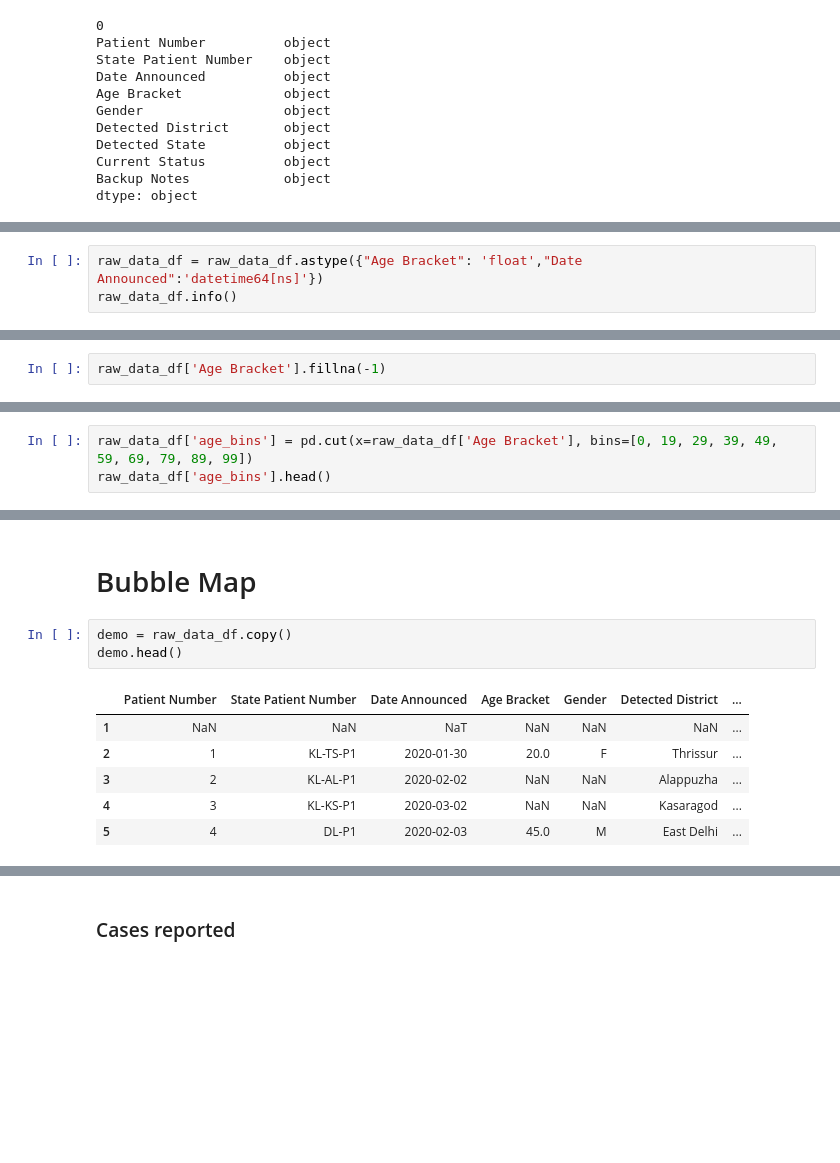
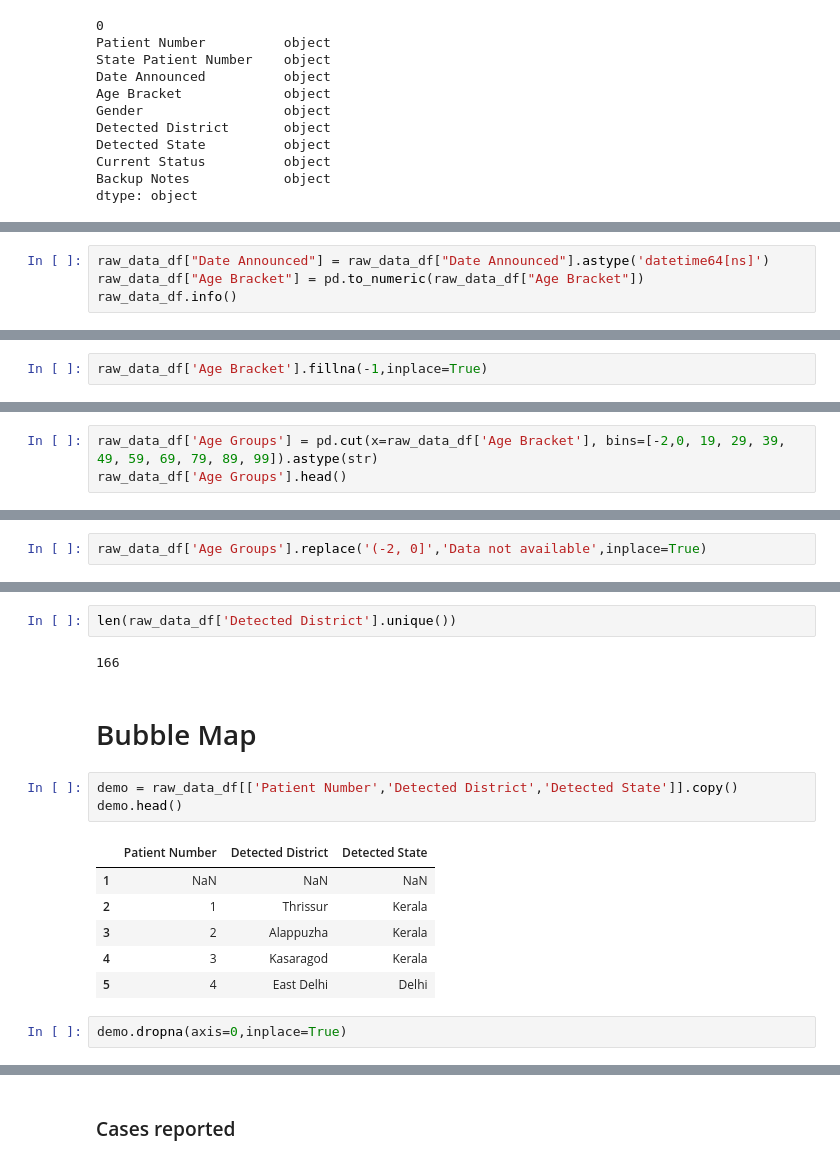
Before and after one commit to vidvatabuch/COVID-19-India, a Jupyter notebook: COVID-19 India.ipynb, the cells around one changed output, grey strips where cells are left out. Saved outputs shown, nothing was run; the diff lists cells and outputs as text; blank space fills up the shorter version.

```diff
--- a/COVID-19 India.ipynb
+++ b/COVID-19 India.ipynb
@@ -180,5 +233,6 @@ dtype: object
 # %%
-raw_data_df = raw_data_df.astype({"Age Bracket": 'float',"Date Announced":'datetime64[ns]'})
+raw_data_df["Date Announced"] = raw_data_df["Date Announced"].astype('datetime64[ns]')
+raw_data_df["Age Bracket"] = pd.to_numeric(raw_data_df["Age Bracket"])
 raw_data_df.info()
 # %% [output]
 <class 'pandas.core.frame.DataFrame'>
@@ -212,2 +252,2 @@ plt.legend(loc='upper right')
 # %%
-raw_data_df['Age Bracket'].fillna(-1)
+raw_data_df['Age Bracket'].fillna(-1,inplace=True)
@@ -227,4 +254,4 @@ Name: Age Bracket, Length: 1046, dtype: float64
 # %%
-raw_data_df['age_bins'] = pd.cut(x=raw_data_df['Age Bracket'], bins=[0, 19, 29, 39, 49, 59, 69, 79, 89, 99])
-raw_data_df['age_bins'].head()
+raw_data_df['Age Groups'] = pd.cut(x=raw_data_df['Age Bracket'], bins=[-2,0, 19, 29, 39, 49, 59, 69, 79, 89, 99]).astype(str)
+raw_data_df['Age Groups'].head()
 # %% [output]
@@ -245,0 +264,2 @@ Text(0.5, 0, 'Age Groups')
+# %%
+raw_data_df['Age Groups'].replace('(-2, 0]','Data not available',inplace=True)
@@ -246,12 +302,18 @@ Text(0.5, 0, 'Age Groups')
+# %%
+len(raw_data_df['Detected District'].unique())
+# %% [output]
+166
 # %% [markdown]
 # Bubble Map
 # %%
-demo = raw_data_df.copy()
+demo = raw_data_df[['Patient Number','Detected District','Detected State']].copy()
 demo.head()
 # %% [output]
-|  | Patient Number | State Patient Number | Date Announced | Age Bracket | Gender | Detected District | ... |
-| 1 | NaN | NaN | NaT | NaN | NaN | NaN | ... |
-| 2 | 1 | KL-TS-P1 | 2020-01-30 | 20.0 | F | Thrissur | ... |
-| 3 | 2 | KL-AL-P1 | 2020-02-02 | NaN | NaN | Alappuzha | ... |
-| 4 | 3 | KL-KS-P1 | 2020-03-02 | NaN | NaN | Kasaragod | ... |
-| 5 | 4 | DL-P1 | 2020-02-03 | 45.0 | M | East Delhi | ... |
+|  | Patient Number | Detected District | Detected State |
+| 1 | NaN | NaN | NaN |
+| 2 | 1 | Thrissur | Kerala |
+| 3 | 2 | Alappuzha | Kerala |
+| 4 | 3 | Kasaragod | Kerala |
+| 5 | 4 | East Delhi | Delhi |
+# %%
+demo.dropna(axis=0,inplace=True)
```
Also changed, not shown: parts of 46 cells of this notebook.
